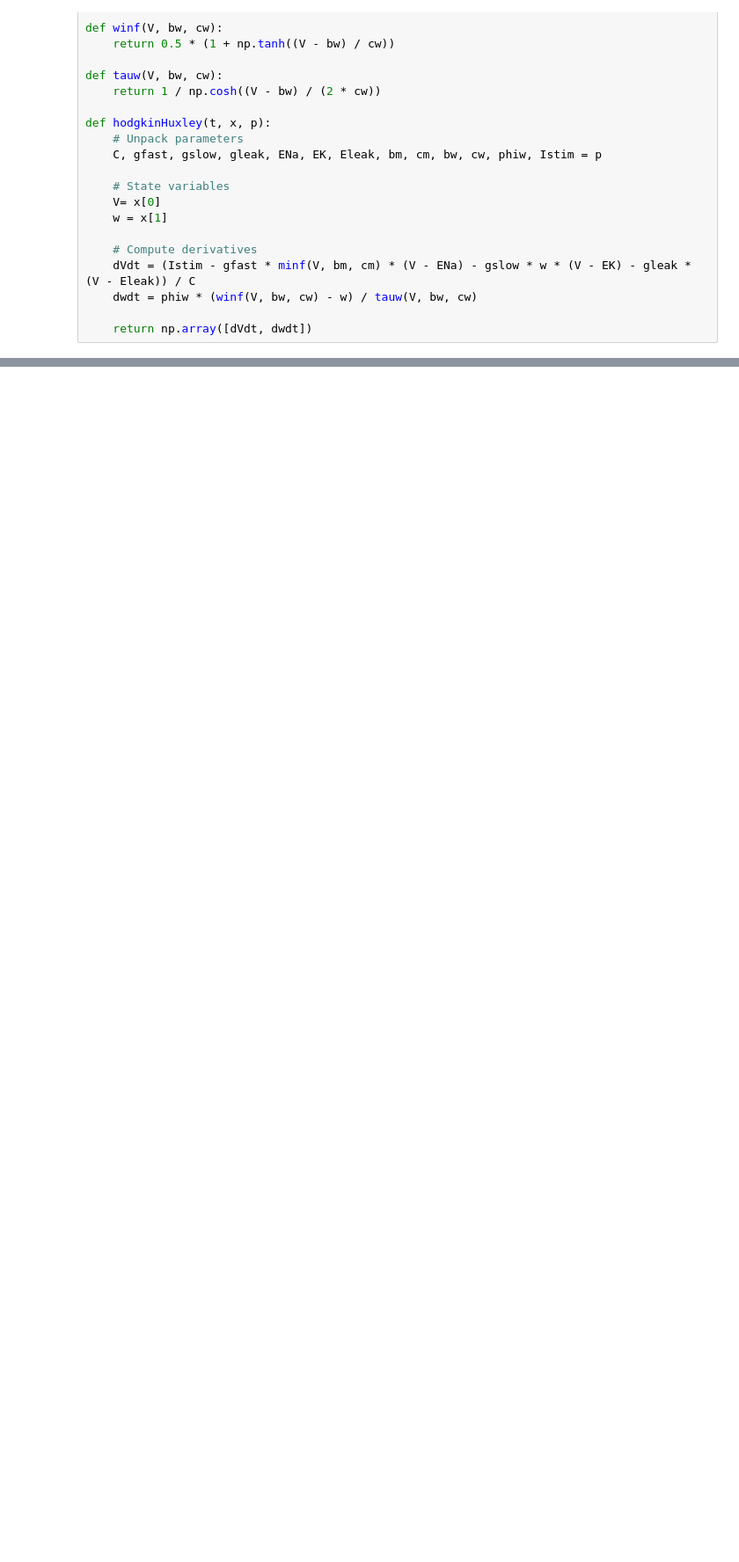
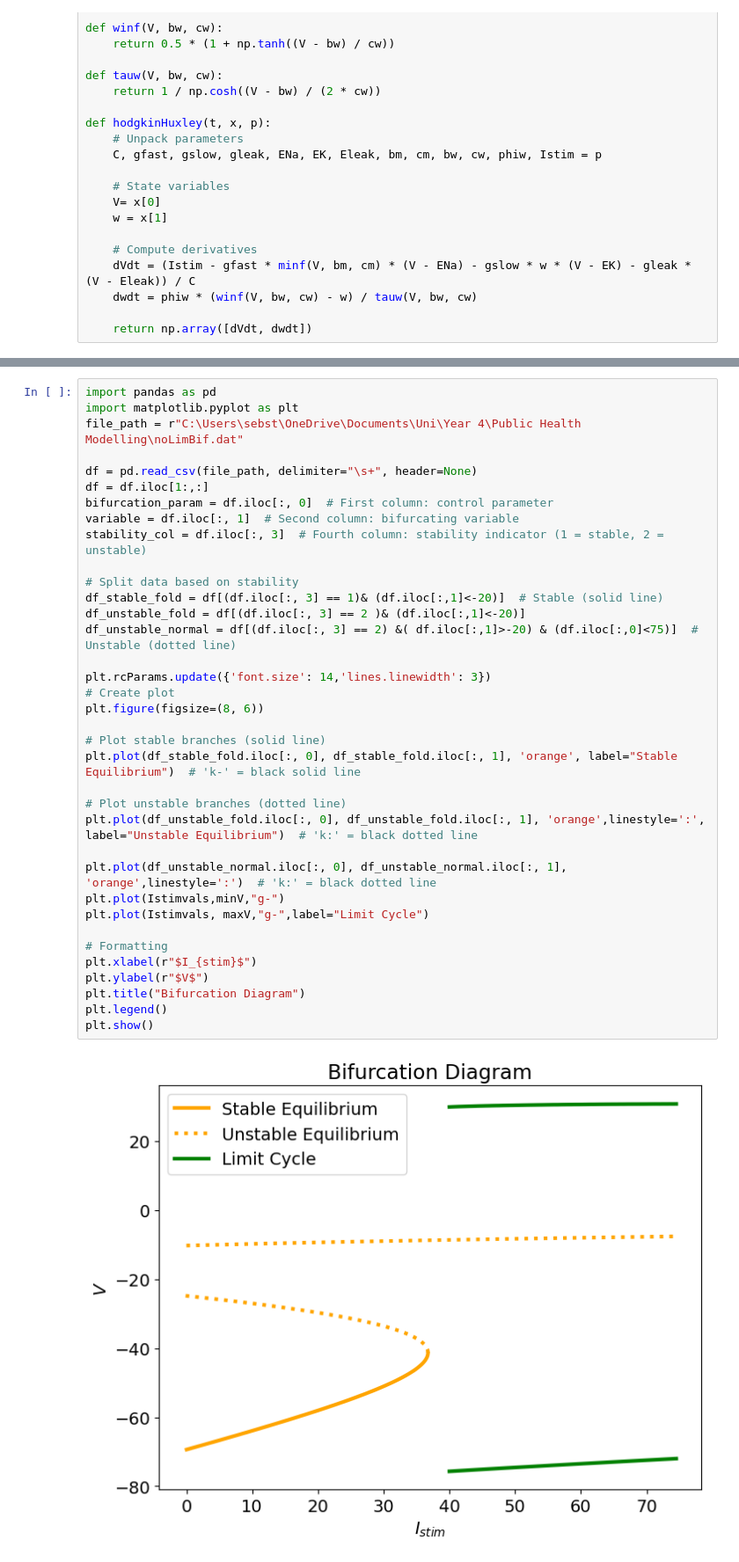
Before and after one commit to sstanbridge09/biologyCoursework, a Jupyter notebook: AttemptedLimCycSolve.ipynb, the cells around one changed output, grey strips where cells are left out. Shown at 88% size. Drawn from its saved outputs; the diff is of its cells as text; blank space fills up the shorter version.

Commit message:
Creating Final Bifurcation Diagram

```diff
--- a/AttemptedLimCycSolve.ipynb
+++ b/AttemptedLimCycSolve.ipynb
@@ -176,0 +164,38 @@ print(df.head())
+# %%
+import pandas as pd
+import matplotlib.pyplot as plt
+file_path = r"C:\Users\sebst\OneDrive\Documents\Uni\Year 4\Public Health Modelling\noLimBif.dat"
+
+df = pd.read_csv(file_path, delimiter="\s+", header=None)
+df = df.iloc[1:,:]
+bifurcation_param = df.iloc[:, 0]  # First column: control parameter
+variable = df.iloc[:, 1]  # Second column: bifurcating variable
+stability_col = df.iloc[:, 3]  # Fourth column: stability indicator (1 = stable, 2 = unstable)
+
+# Split data based on stability
+df_stable_fold = df[(df.iloc[:, 3] == 1)& (df.iloc[:,1]<-20)]  # Stable (solid line)
+df_unstable_fold = df[(df.iloc[:, 3] == 2 )& (df.iloc[:,1]<-20)]
+df_unstable_normal = df[(df.iloc[:, 3] == 2) &( df.iloc[:,1]>-20) & (df.iloc[:,0]<75)]  # Unstable (dotted line)
+
+plt.rcParams.update({'font.size': 14,'lines.linewidth': 3})
+# Create plot
+plt.figure(figsize=(8, 6))
+
+# Plot stable branches (solid line)
+plt.plot(df_stable_fold.iloc[:, 0], df_stable_fold.iloc[:, 1], 'orange', label="Stable Equilibrium")  # 'k-' = black solid line
+
+# Plot unstable branches (dotted line)
+plt.plot(df_unstable_fold.iloc[:, 0], df_unstable_fold.iloc[:, 1], 'orange',linestyle=':', label="Unstable Equilibrium")  # 'k:' = black dotted line
+
+plt.plot(df_unstable_normal.iloc[:, 0], df_unstable_normal.iloc[:, 1], 'orange',linestyle=':')  # 'k:' = black dotted line
+plt.plot(Istimvals,minV,"g-")
+plt.plot(Istimvals, maxV,"g-",label="Limit Cycle")
+
+# Formatting
+plt.xlabel(r"$I_{stim}$")
+plt.ylabel(r"$V$")
+plt.title("Bifurcation Diagram")
+plt.legend()
+plt.show()
+# %% [output]
+[figure, added]
```
Also changed, not shown: parts of 5 cells of this notebook.
